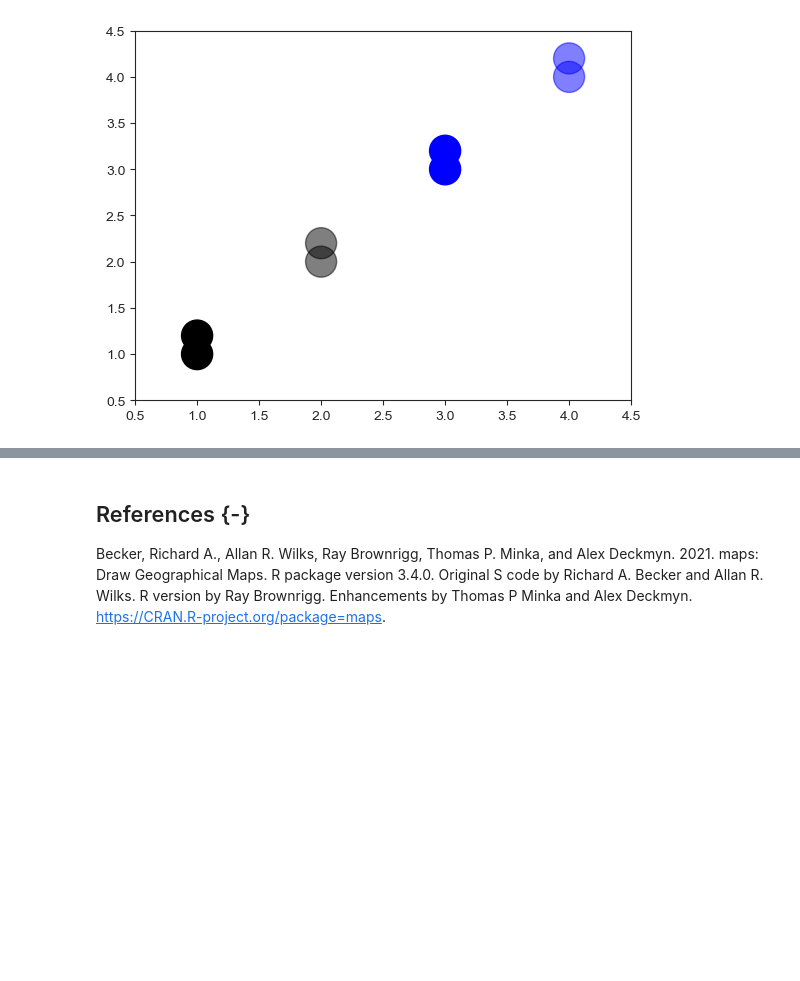
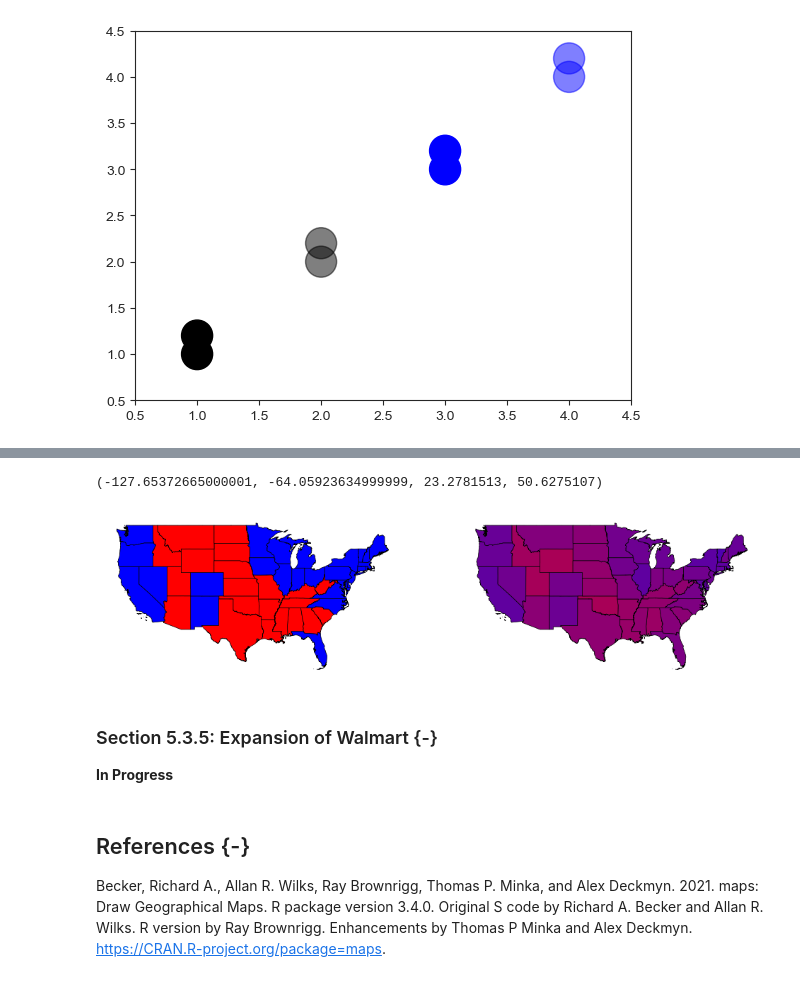
Before and after one commit to jeffallen13/qsspy, a Jupyter notebook: DISCOVERY/discovery-py.ipynb, the cells around one changed output, grey strips where cells are left out. Drawn from its saved outputs; the diff is of its cells as text; code cells hidden in the pictures; blank space fills up the shorter version.

Commit message:
Section 5.3.4 complete

```diff
--- a/DISCOVERY/discovery-py.ipynb
+++ b/DISCOVERY/discovery-py.ipynb
@@ -1190,3 +1237,18 @@ plt.ylim(0.5, 4.5)
+# %%
+fig, axs = plt.subplots(1, 2, figsize=(12,6))
+
+usa_cont.plot(ax=axs[0], color=usa_cont['color'], edgecolor='black',
+              linewidth=0.5).axis('off')
+
+usa_cont.plot(ax=axs[1], color=usa_cont['color_p'], edgecolor='black',
+              linewidth=0.5).axis('off')
+# %% [output]
+(-127.65372665000001, -64.05923634999999, 23.2781513, 50.6275107)
+[figure, added]
+# %% [markdown]
+### Section 5.3.5: Expansion of Walmart {-}
+
+**In Progress**
 # %% [markdown]
 ## References {-}
 
```
Also changed, not shown: parts of 15 cells of this notebook, 2 other files.
